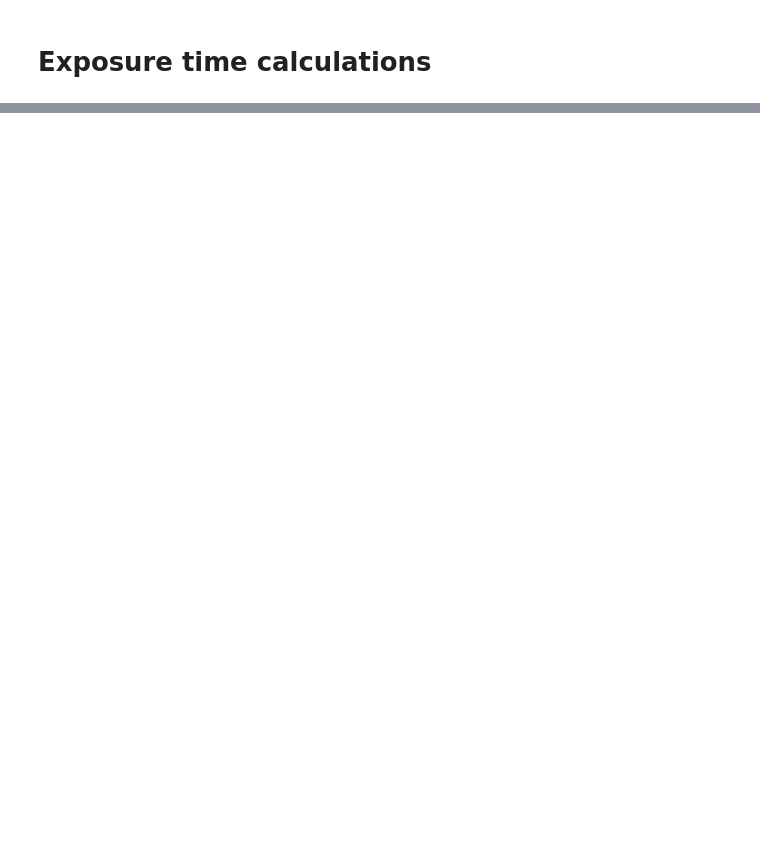
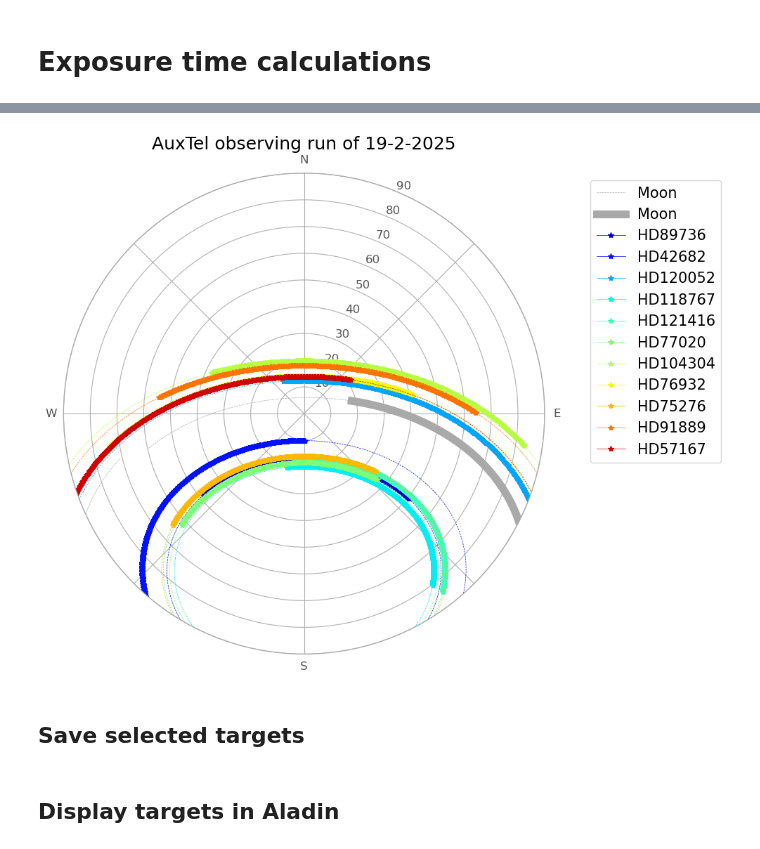
Before and after one commit to mrmonroy/auxtel_target_visbility, a Jupyter notebook: altaz_calculator_spectral_atlas_ESO.ipynb, the cells around one changed output, grey strips where cells are left out. Drawn from its saved outputs; the diff is of its cells as text; code cells hidden in the pictures; blank space fills up the shorter version.

```diff
--- a/altaz_calculator_spectral_atlas_ESO.ipynb
+++ b/altaz_calculator_spectral_atlas_ESO.ipynb
@@ -760,0 +1120,41 @@ file1.close()
+# %%
+fig = plt.figure(figsize=(10, 10))
+
+ax = fig.add_subplot(111, polar=True)
+
+# compute zenith and azimuth angles
+az_moon_deg = moon_altaz.az.deg
+zen_moon_deg = moon_altaz.zen.deg
+
+az_moon_deg_night = az_moon_deg[darktime_mask]
+zen_moon_deg_night = zen_moon_deg[darktime_mask]
+ax=makePolarPlot(az_moon_deg, zen_moon_deg,ax=ax ,marker="--",title=None, color = "darkgrey",objName="Moon",lw=0.5)
+ax=makePolarPlot(az_moon_deg_night, zen_moon_deg_night,ax=ax ,marker=".-",title=None, color = "darkgrey",objName="Moon",lw=8)
+
+
+for target_ in final_targets:
+
+    target_altaz_ = target_coords[target_].transform_to(alt_frame)
+    az_target_deg_ = target_altaz_.az.deg
+    zen_target_deg_ = target_altaz_.zen.deg
+
+    az_target_deg_night_ = az_target_deg_[darktime_mask]
+    zen_target_deg_night_ = zen_target_deg_[darktime_mask]
+
+
+    ax=makePolarPlot(az_target_deg_, zen_target_deg_,ax=ax, marker="--",title=None, color=color_dict_final[target_], lw=0.5)
+    ax=makePolarPlot(az_target_deg_night_, zen_target_deg_night_,ax=ax ,marker="*-",title=None, color=color_dict_final[target_],objName=target_,lw=0.5)
+
+
+ax.legend(bbox_to_anchor=(1.08, 1), prop={'size': 15}, loc='upper left')
+ax.set_theta_zero_location("N")
+ax.set_theta_direction(-1)
+ax.set_rlim(0, 90)
+ax.set_xticklabels(['N', '', 'E', '', 'S', '', 'W', ''])
+ax.set_title('AuxTel observing run of {0}-{1}-{2}'.format(DAY,MONTH,YEAR),fontsize=18)
+plt.tight_layout()
+plt.savefig(os.path.join(outdir,'targets_{0}-{1}-{2}_az-zen.png'.format(DAY,MONTH,YEAR)))
+# %% [output]
+[figure, added]
+# %% [markdown]
+## Save selected targets
@@ -796,3 +1198,5 @@ file2.close()
+# %% [markdown]
+## Display targets in Aladin
 # %%
 from mpl_toolkits.mplot3d import Axes3D
 # %%
```
Also changed, not shown: parts of 57 cells of this notebook, 1 other file.
